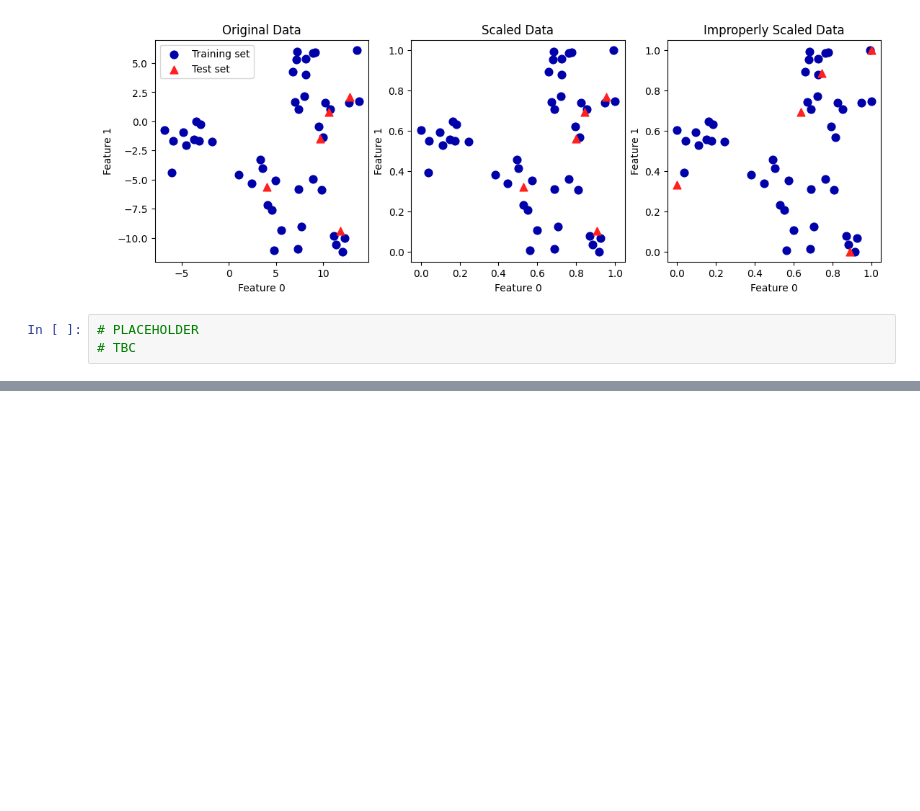
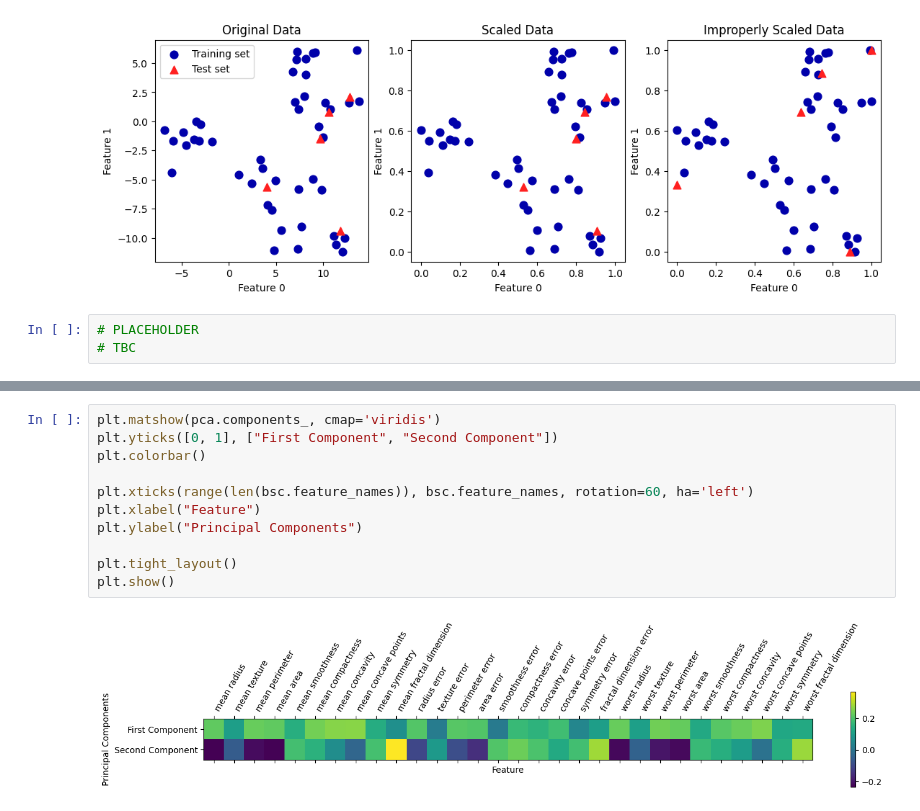
Before and after one commit to l-vice/Python, a Jupyter notebook: Introduction to Machine Learning with Python/03 - Unsupervised Learning and Preprocessing/02pr_unsup_walk.ipynb, the cells around one changed output, grey strips where cells are left out. Cells and saved outputs as stored; diff of their text form; blank space fills up the shorter version.

```diff
--- a/Introduction to Machine Learning with Python/03 - Unsupervised Learning and Preprocessing/02pr_unsup_walk.ipynb
+++ b/Introduction to Machine Learning with Python/03 - Unsupervised Learning and Preprocessing/02pr_unsup_walk.ipynb
@@ -161,0 +224,13 @@ for ax in axes:
+# %%
+plt.matshow(pca.components_, cmap='viridis')
+plt.yticks([0, 1], ["First Component", "Second Component"])
+plt.colorbar()
+
+plt.xticks(range(len(bsc.feature_names)), bsc.feature_names, rotation=60, ha='left')
+plt.xlabel("Feature")
+plt.ylabel("Principal Components")
+
+plt.tight_layout()
+plt.show()
+# %% [output]
+[figure, added]
```
Also changed, not shown: parts of 25 cells of this notebook.
